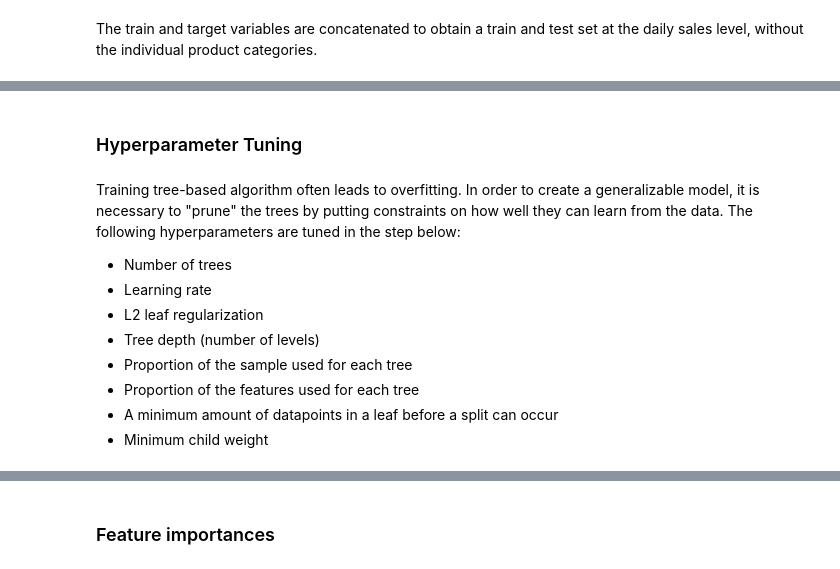
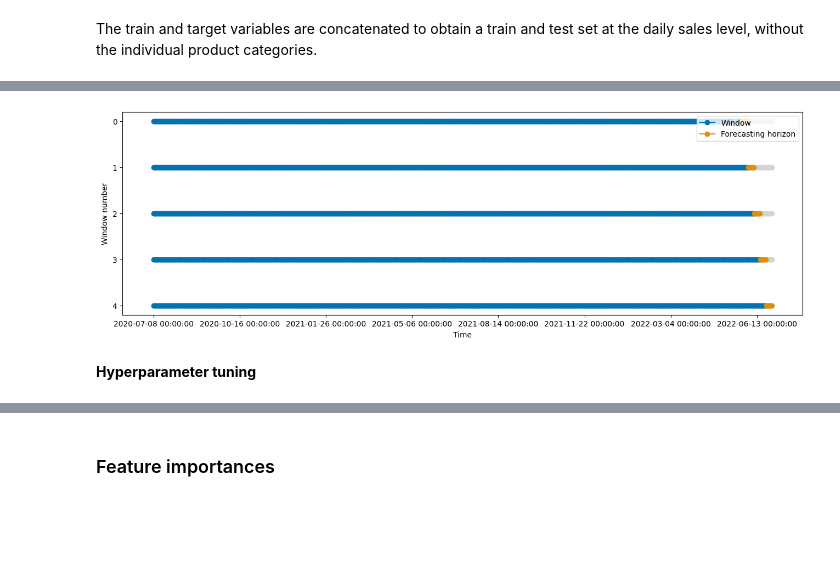
Before and after one commit to vlatko-v/sweet-spot-donut-sales-forecasting, a Jupyter notebook: catboost.ipynb, the cells around one changed output, grey strips where cells are left out. Drawn from its saved outputs; the diff is of its cells as text; code cells hidden in the pictures; blank space fills up the shorter version.

```diff
--- a/catboost.ipynb
+++ b/catboost.ipynb
@@ -148,0 +269,2 @@ test_daily = pd.concat([x_test_daily.reset_index(), y_test_daily.reset_index(dro
+# %%
+train_2_final = pd.concat(train_2_wind_upd).reset_index().sort_values("date").set_index("date")
@@ -158,5 +284,3 @@ def create_train_validation_folds(df):
         last_val_date = first_val_date - dt.timedelta(days=1)
     cv = cv[::-1]
     return cv
-# %%
-create_train_validation_folds(train_daily)
@@ -177,0 +326,33 @@ for i in range(5):
+# %%
+
+
+#for i in range(len(train_2_wind_upd)):
+#    train_2_wind_upd[i] = (list(train_2.groupby(["store_name","item_category"]))[i][0], train_2_wind_upd[i])
+
+def window_splitter_prep(train, validation_length, num_folds):
+
+    def get_initial_window_size(store_group, validation_length, num_folds):
+        total_periods = len(store_group.index.get_level_values('date').unique())
+        initial_window = total_periods - validation_length * num_folds
+        return initial_window
+
+    cv_list = []
+
+    for (store,item), group in train.groupby(["store_name","item_category"]):
+
+        # Calculate the initial window size for the current store
+        initial_window = get_initial_window_size(group, validation_length, num_folds)
+
+        # Initialize the ExpandingWindowSplitter for the current group
+        splitter = ExpandingWindowSplitter(
+            initial_window=initial_window,
+            step_length=7,
+            fh=list(range(1, 7 + 1))
+        )
+
+        cv_list.append(({f"{store}"+"_"+f"{item}":splitter},
+                            {f"{store}"+"_"+f"{item}":group}))
+
+    return cv_list
+# %%
+cv_list = window_splitter_prep(train_2_final, validation_length = 7, num_folds = 5)
@@ -178,13 +375,7 @@ for i in range(5):
+# %%
+for i in range(32,33):
+    plot_windows(list(cv_list[i][0].values())[0], list(cv_list[i][1].values())[0]["total_amount"])
+# %% [output]
+[figure, added]
 # %% [markdown]
-### Hyperparameter Tuning
+**Hyperparameter tuning**
-# %% [markdown]
-Training tree-based algorithm often leads to overfitting. In order to create a generalizable model, it is necessary to "prune" the trees by putting constraints on how well they can learn from the data. The following hyperparameters are tuned in the step below:
-
-* Number of trees
-* Learning rate
-* L2 leaf regularization
-* Tree depth (number of levels)
-* Proportion of the sample used for each tree
-* Proportion of the features used for each tree
-* A minimum amount of datapoints in a leaf before a split can occur
-* Minimum child weight
```
Also changed, not shown: parts of 35 cells of this notebook, 2 other files.
